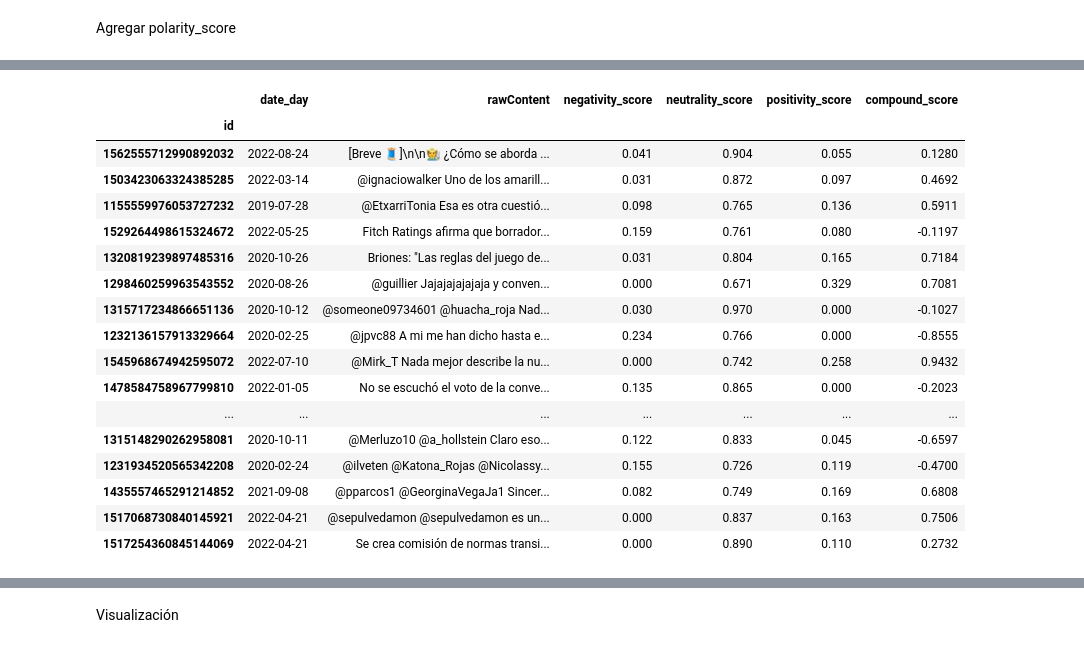
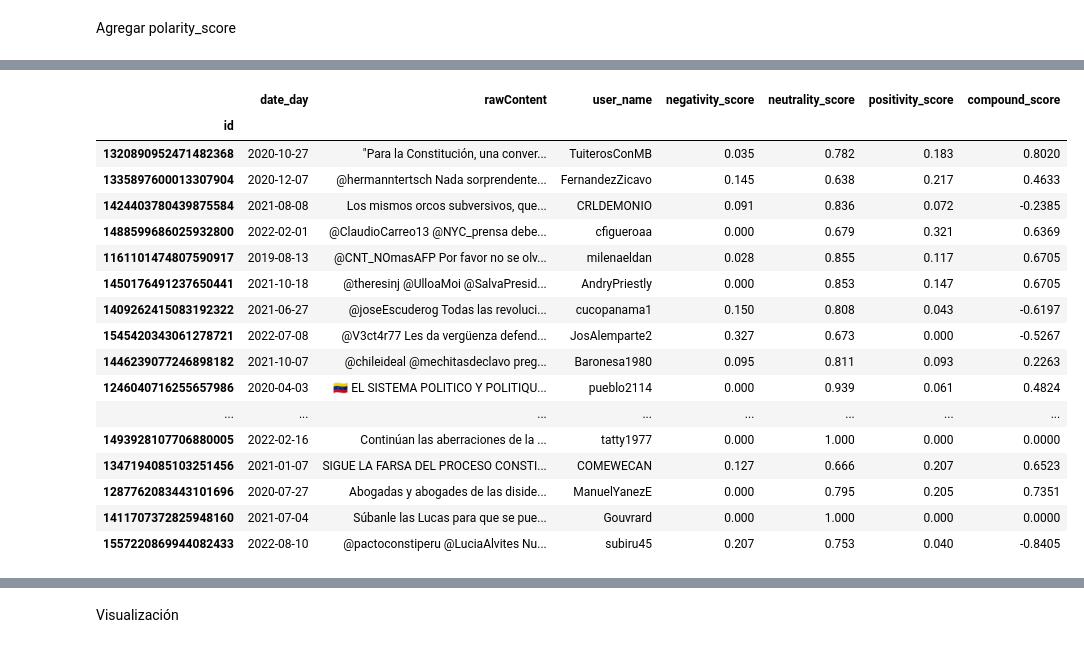
Before and after one commit to aquinteros/cc_sentiment_analysis, a Jupyter notebook: SA_vaderSentiment.ipynb, the cells around one changed output, grey strips where cells are left out. Drawn from its saved outputs; the diff is of its cells as text; code cells hidden in the pictures.

```diff
--- a/SA_vaderSentiment.ipynb
+++ b/SA_vaderSentiment.ipynb
@@ -96,23 +114,23 @@ tweets[['date_day','rawContent','negativity_score', 'neutrality_score', 'positiv
 # %%
 pd.options.display.max_rows = 70
 pd.options.display.max_colwidth = 1000
-tweets[['date_day','rawContent','negativity_score', 'neutrality_score', 'positivity_score', 'compound_score']].sample(25)
+tweets[['date_day','rawContent','user_name','negativity_score', 'neutrality_score', 'positivity_score', 'compound_score']].sample(25)
 # %% [output]
-|  | date_day | rawContent | negativity_score | neutrality_score | positivity_score | compound_score |
-| id |  |  |  |  |  |  |
-| 1562555712990892032 | 2022-08-24 | [Breve 🧵]\n\n🧑‍🌾 ¿Cómo se aborda ... | 0.041 | 0.904 | 0.055 | 0.1280 |
-| 1503423063324385285 | 2022-03-14 | @ignaciowalker Uno de los amarill... | 0.031 | 0.872 | 0.097 | 0.4692 |
-| 1155559976053727232 | 2019-07-28 | @EtxarriTonia Esa es otra cuestió... | 0.098 | 0.765 | 0.136 | 0.5911 |
-| 1529264498615324672 | 2022-05-25 | Fitch Ratings afirma que borrador... | 0.159 | 0.761 | 0.080 | -0.1197 |
-| 1320819239897485316 | 2020-10-26 | Briones: "Las reglas del juego de... | 0.031 | 0.804 | 0.165 | 0.7184 |
-| 1298460259963543552 | 2020-08-26 | @guillier Jajajajajajaja y conven... | 0.000 | 0.671 | 0.329 | 0.7081 |
-| 1315717234866651136 | 2020-10-12 | @someone09734601 @huacha_roja Nad... | 0.030 | 0.970 | 0.000 | -0.1027 |
-| 1232136157913329664 | 2020-02-25 | @jpvc88 A mi me han dicho hasta e... | 0.234 | 0.766 | 0.000 | -0.8555 |
-| 1545968674942595072 | 2022-07-10 | @Mirk_T Nada mejor describe la nu... | 0.000 | 0.742 | 0.258 | 0.9432 |
-| 1478584758967799810 | 2022-01-05 | No se escuchó el voto de la conve... | 0.135 | 0.865 | 0.000 | -0.2023 |
-| ... | ... | ... | ... | ... | ... | ... |
-| 1315148290262958081 | 2020-10-11 | @Merluzo10 @a_hollstein Claro eso... | 0.122 | 0.833 | 0.045 | -0.6597 |
-| 1231934520565342208 | 2020-02-24 | @ilveten @Katona_Rojas @Nicolassy... | 0.155 | 0.726 | 0.119 | -0.4700 |
-| 1435557465291214852 | 2021-09-08 | @pparcos1 @GeorginaVegaJa1 Sincer... | 0.082 | 0.749 | 0.169 | 0.6808 |
-| 1517068730840145921 | 2022-04-21 | @sepulvedamon @sepulvedamon es un... | 0.000 | 0.837 | 0.163 | 0.7506 |
-| 1517254360845144069 | 2022-04-21 | Se crea comisión de normas transi... | 0.000 | 0.890 | 0.110 | 0.2732 |
+|  | date_day | rawContent | user_name | negativity_score | neutrality_score | positivity_score | compound_score |
+| id |  |  |  |  |  |  |  |
+| 1320890952471482368 | 2020-10-27 | "Para la Constitución, una conver... | TuiterosConMB | 0.035 | 0.782 | 0.183 | 0.8020 |
+| 1335897600013307904 | 2020-12-07 | @hermanntertsch Nada sorprendente... | FernandezZicavo | 0.145 | 0.638 | 0.217 | 0.4633 |
+| 1424403780439875584 | 2021-08-08 | Los mismos orcos subversivos, que... | CRLDEMONIO | 0.091 | 0.836 | 0.072 | -0.2385 |
+| 1488599686025932800 | 2022-02-01 | @ClaudioCarreo13 @NYC_prensa debe... | cfigueroaa | 0.000 | 0.679 | 0.321 | 0.6369 |
+| 1161101474807590917 | 2019-08-13 | @CNT_NOmasAFP Por favor no se olv... | milenaeldan | 0.028 | 0.855 | 0.117 | 0.6705 |
+| 1450176491237650441 | 2021-10-18 | @theresinj @UlloaMoi @SalvaPresid... | AndryPriestly | 0.000 | 0.853 | 0.147 | 0.6705 |
+| 1409262415083192322 | 2021-06-27 | @joseEscuderog Todas las revoluci... | cucopanama1 | 0.150 | 0.808 | 0.043 | -0.6197 |
+| 1545420343061278721 | 2022-07-08 | @V3ct4r77 Les da vergüenza defend... | JosAlemparte2 | 0.327 | 0.673 | 0.000 | -0.5267 |
+| 1446239077246898182 | 2021-10-07 | @chileideal @mechitasdeclavo preg... | Baronesa1980 | 0.095 | 0.811 | 0.093 | 0.2263 |
+| 1246040716255657986 | 2020-04-03 | 🇻🇪 EL SISTEMA POLITICO Y POLITIQU... | pueblo2114 | 0.000 | 0.939 | 0.061 | 0.4824 |
+| ... | ... | ... | ... | ... | ... | ... | ... |
+| 1493928107706880005 | 2022-02-16 | Continúan las aberraciones de la ... | tatty1977 | 0.000 | 1.000 | 0.000 | 0.0000 |
+| 1347194085103251456 | 2021-01-07 | SIGUE LA FARSA DEL PROCESO CONSTI... | COMEWECAN | 0.127 | 0.666 | 0.207 | 0.6523 |
+| 1287762083443101696 | 2020-07-27 | Abogadas y abogades de las diside... | ManuelYanezE | 0.000 | 0.795 | 0.205 | 0.7351 |
+| 1411707372825948160 | 2021-07-04 | Súbanle las Lucas para que se pue... | Gouvrard | 0.000 | 1.000 | 0.000 | 0.0000 |
+| 1557220869944082433 | 2022-08-10 | @pactoconstiperu @LuciaAlvites Nu... | subiru45 | 0.207 | 0.753 | 0.040 | -0.8405 |
```
Also changed, not shown: parts of 14 cells of this notebook, 2 other files.
